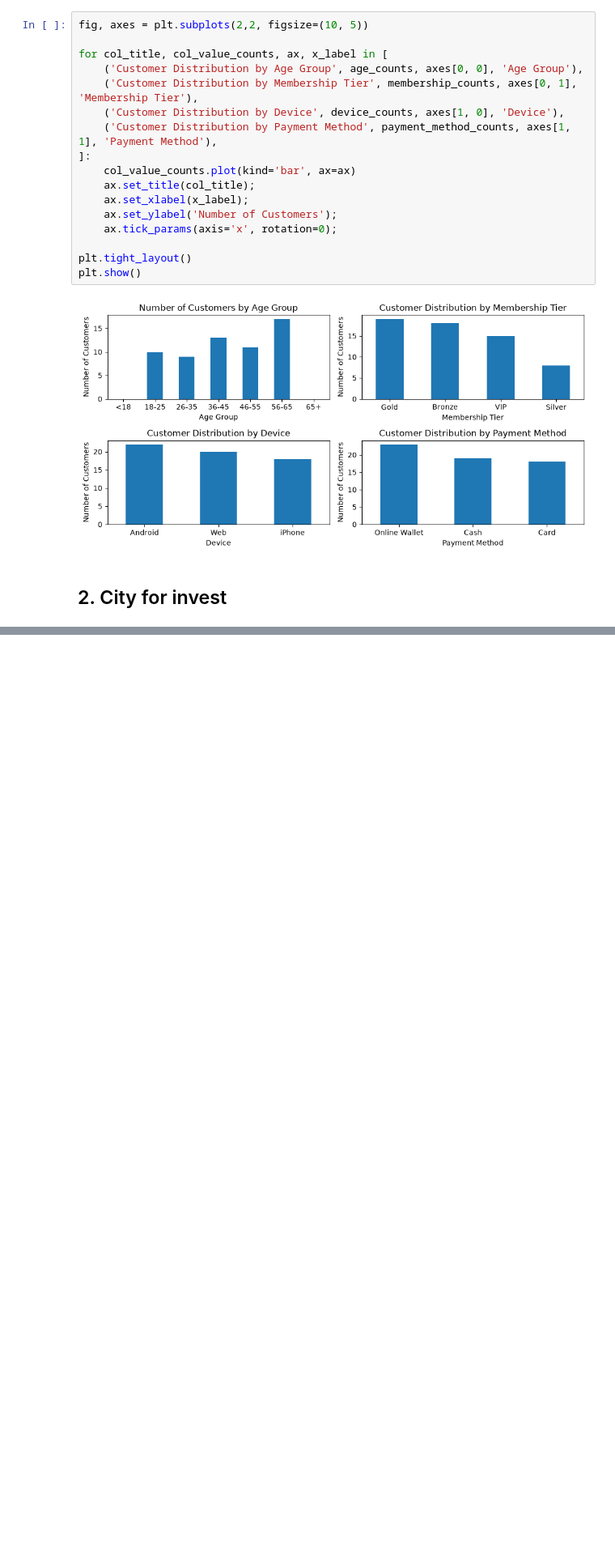
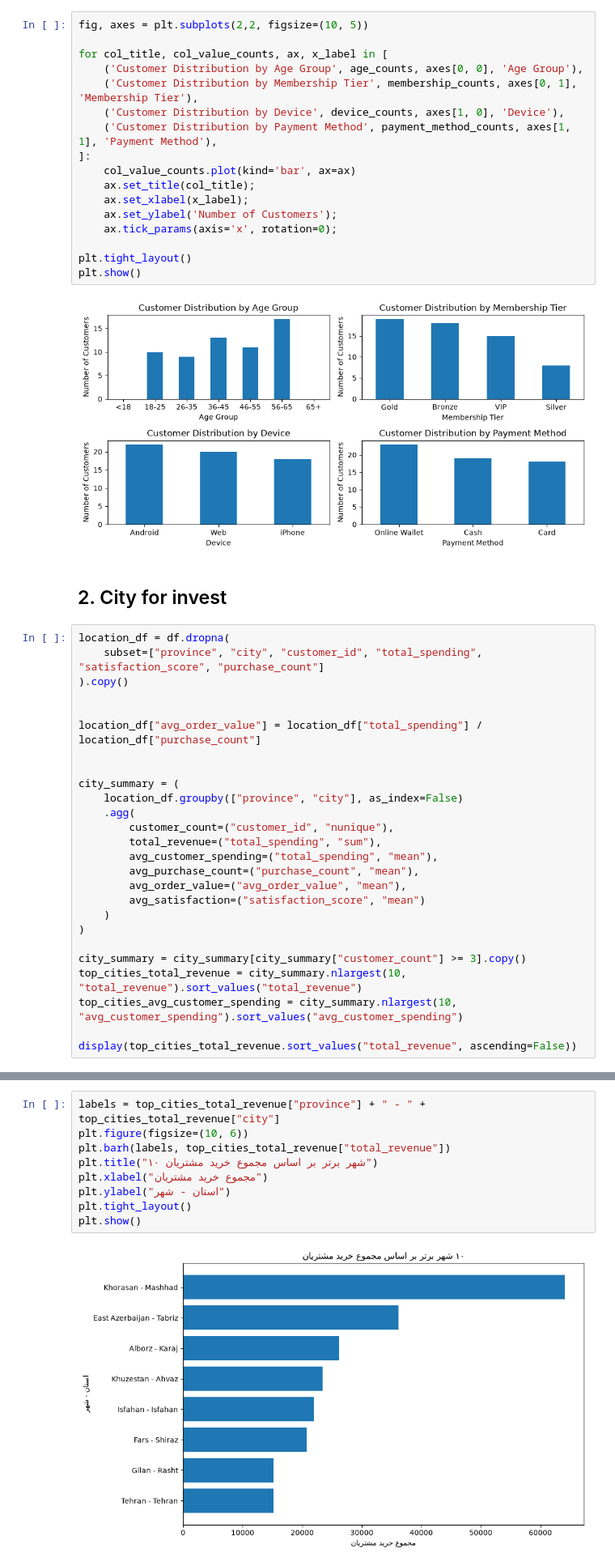
Before and after one commit to AradPilevarJavid/studybuild-customer-analysis-02, a Jupyter notebook: submissions/m-safari/project02_analysis.ipynb, the cells around one changed output, grey strips where cells are left out. Shown at 81% size. Saved outputs shown, nothing was run; the diff lists cells and outputs as text; blank space fills up the shorter version.

Commit message:
Task 2: REcommended city done

```diff
--- a/submissions/m-safari/project02_analysis.ipynb
+++ b/submissions/m-safari/project02_analysis.ipynb
@@ -96,3 +96,29 @@ plt.show()
 [figure]
 # %% [markdown]
 ## 2. City for invest
+# %%
+location_df = df.dropna(
+    subset=["province", "city", "customer_id", "total_spending", "satisfaction_score", "purchase_count"]
+).copy()
+
+
+location_df["avg_order_value"] = location_df["total_spending"] / location_df["purchase_count"]
+
+
+city_summary = (
+    location_df.groupby(["province", "city"], as_index=False)
+    .agg(
+        customer_count=("customer_id", "nunique"),
+        total_revenue=("total_spending", "sum"),
+        avg_customer_spending=("total_spending", "mean"),
+        avg_purchase_count=("purchase_count", "mean"),
+        avg_order_value=("avg_order_value", "mean"),
+        avg_satisfaction=("satisfaction_score", "mean")
+    )
+)
+
+city_summary = city_summary[city_summary["customer_count"] >= 3].copy()
+top_cities_total_revenue = city_summary.nlargest(10, "total_revenue").sort_values("total_revenue")
+top_cities_avg_customer_spending = city_summary.nlargest(10, "avg_customer_spending").sort_values("avg_customer_spending")
+
+display(top_cities_total_revenue.sort_values("total_revenue", ascending=False))
@@ -98,0 +135,11 @@ plt.show()
+# %%
+labels = top_cities_total_revenue["province"] + " - " + top_cities_total_revenue["city"]
+plt.figure(figsize=(10, 6))
+plt.barh(labels, top_cities_total_revenue["total_revenue"])
+plt.title("۱۰ شهر برتر بر اساس مجموع خرید مشتریان")
+plt.xlabel("مجموع خرید مشتریان")
+plt.ylabel("استان - شهر")
+plt.tight_layout()
+plt.show()
+# %% [output]
+[figure, added]
```
Also changed, not shown: parts of 4 cells of this notebook.
